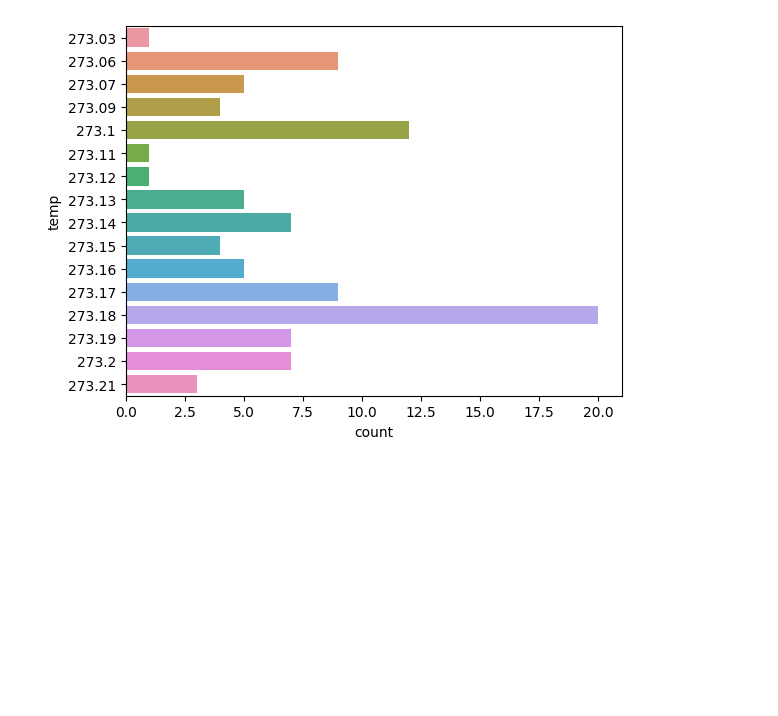
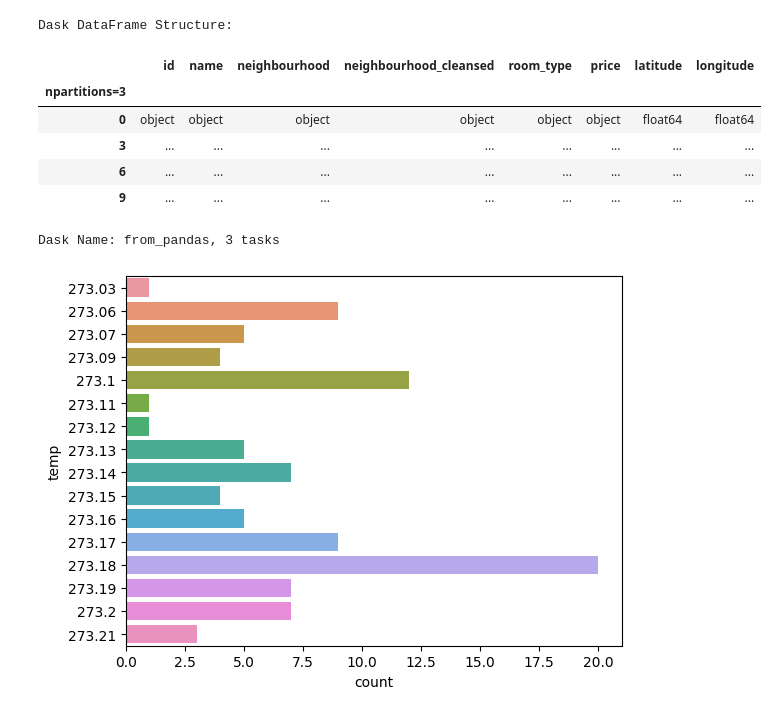
Before and after one commit to NESPEDUFV/more-data, a Jupyter notebook: examples/api-connector/api-openweather.ipynb, the cells around one changed output. Cells and saved outputs as stored; diff of their text form; code cells hidden in the pictures; blank space fills up the shorter version.

Commit message:
test dask

```diff
--- a/examples/api-connector/api-openweather.ipynb
+++ b/examples/api-connector/api-openweather.ipynb
@@ -86,11 +91,12 @@ Worker: 0
 # %%
 #Dask Example
+
 def response_parser(response):
     return response['main']
 
-gdf = pd.read_csv(get_path("airbnb-berlin-main"))
-gdf = gdf.loc[(~gdf['latitude'].isna()) & (~gdf['longitude'].isna())]
-airbnb2 = GeopandasData().from_geodataframe(gdf.iloc[0:50],parallel=True)
+gdf2 = pd.read_csv(get_path("airbnb-berlin-main"))
+gdf2 = gdf2.loc[(~gdf2['latitude'].isna()) & (~gdf2['longitude'].isna())]
+airbnb2 = GeopandasData().from_geodataframe(gdf2.iloc[0:500],parallel=True)
 
 api_weather_enricher2 = Enricher(connector=ApiConnector(response_parser=response_parser, url_pattern=URL_PATTERN, params=PARAMETERS))
 
@@ -110,3 +104,14 @@ cluster.scale(0)
+# %%
+airbnb_enriched2
+# %% [output]
+Dask DataFrame Structure:
+|  | id | name | neighbourhood | neighbourhood_cleansed | room_type | price | latitude | longitude |
+| npartitions=3 |  |  |  |  |  |  |  |  |
+| 0 | object | object | object | object | object | object | float64 | float64 |
+| 3 | ... | ... | ... | ... | ... | ... | ... | ... |
+| 6 | ... | ... | ... | ... | ... | ... | ... | ... |
+| 9 | ... | ... | ... | ... | ... | ... | ... | ... |
+Dask Name: from_pandas, 3 tasks
 # %%
 import pandas as pd
 df_enriched = pd.read_json('./data/airbnb-berlin-enriched-0.json', orient='records')
```
Also changed, not shown: parts of 5 cells of this notebook, 3 other files.
